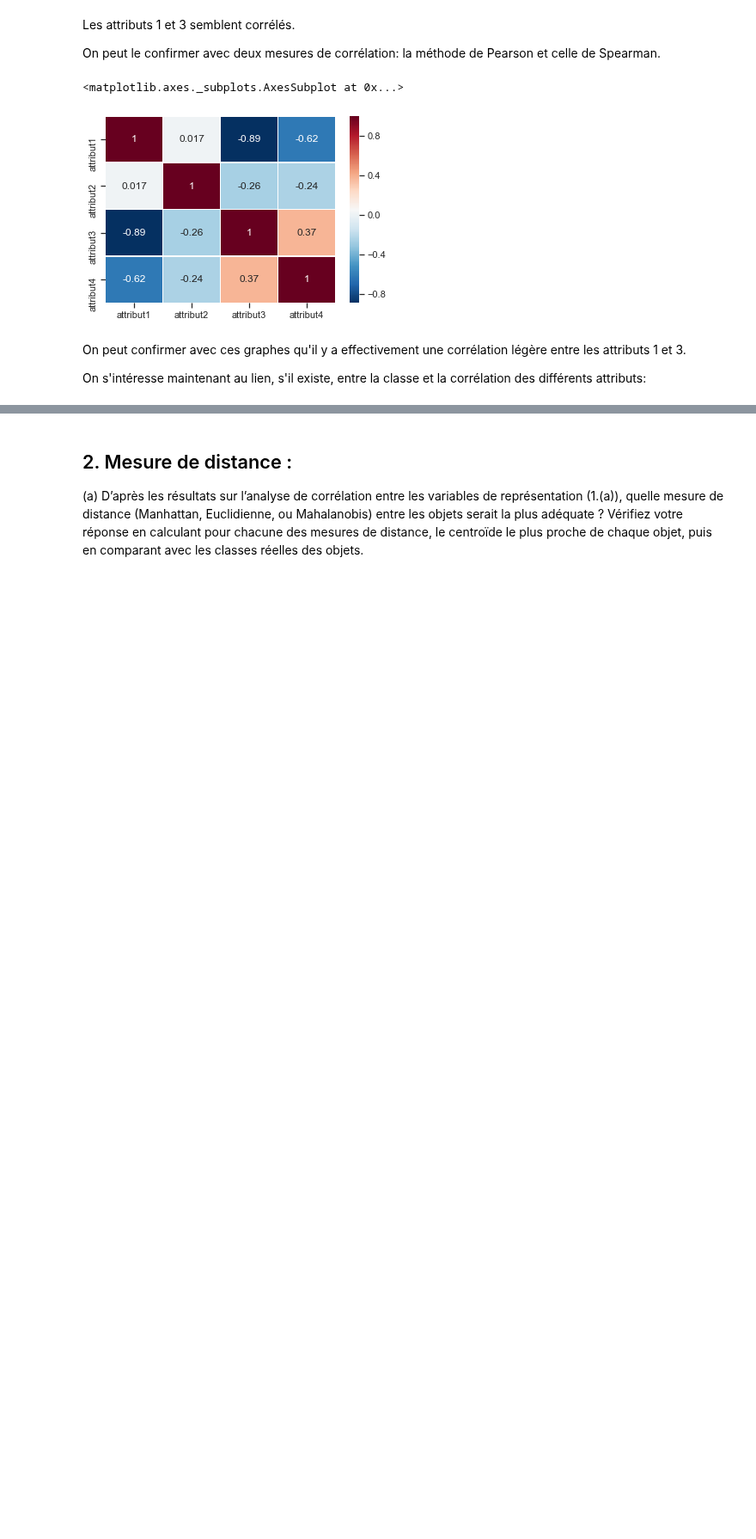
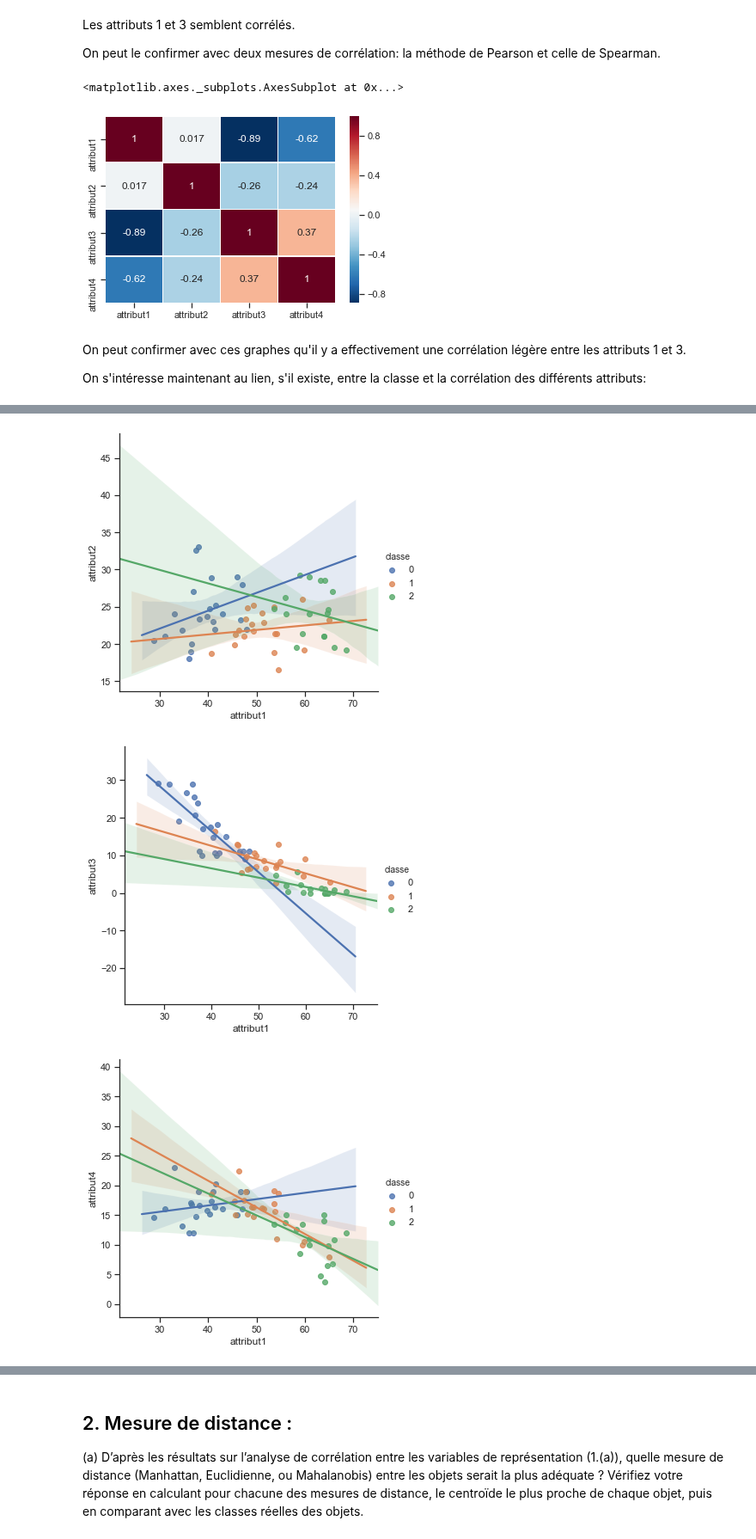
Before and after one commit to ggs22/IFT870-TP1, a Jupyter notebook: tp1.ipynb, the cells around one changed output, grey strips where cells are left out. Shown at 86% size. Cells and saved outputs as stored; diff of their text form; code cells hidden in the pictures; blank space fills up the shorter version.

```diff
--- a/tp1.ipynb
+++ b/tp1.ipynb
@@ -55,0 +52,10 @@ g = sns.pairplot(df, hue='classe', diag_kind='hist')
+# %%
+########################### TODO : plot en grid ####################################
+for X_i in X.columns:
+    cols = X.columns.drop(X_i)
+    for X_j in cols:
+        sns.lmplot(X_i, X_j, df, hue='classe')
+# %% [output]
+[figure, added]
+[figure, added]
+[figure, added]
```
Also changed, not shown: parts of 37 cells of this notebook.
